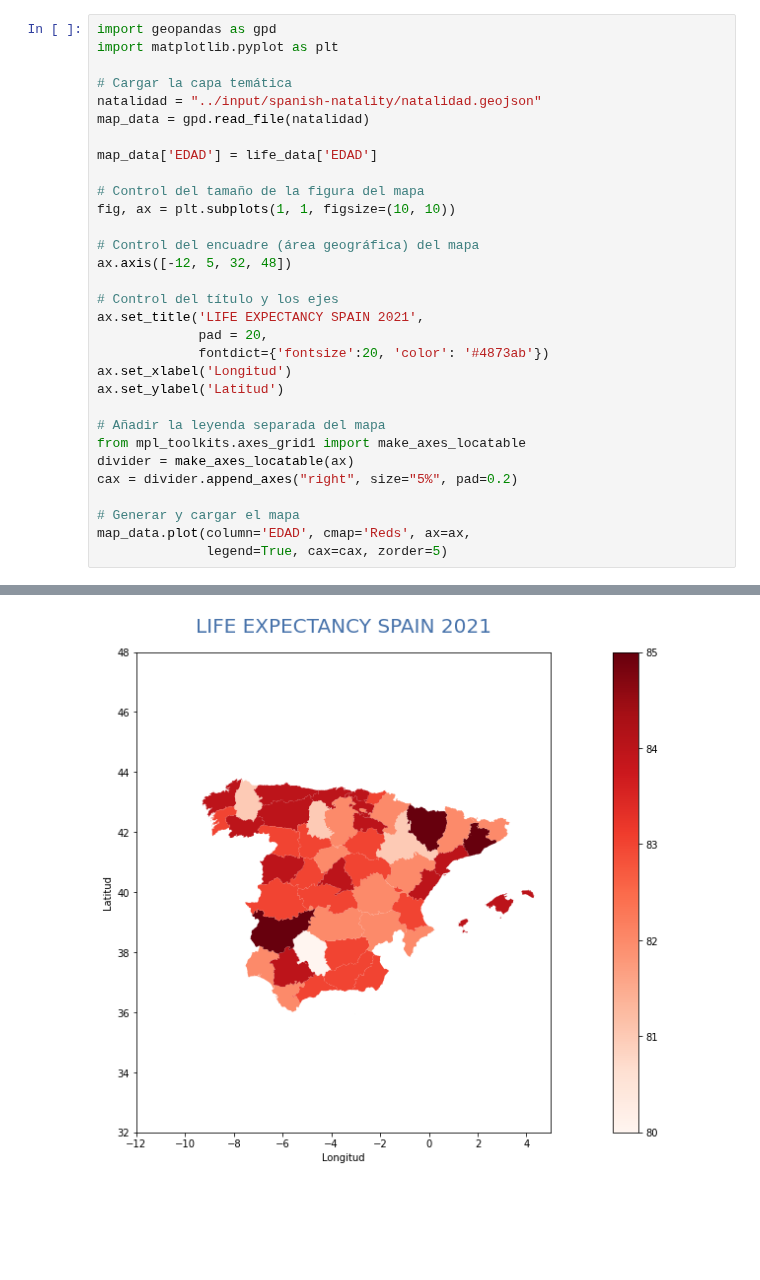
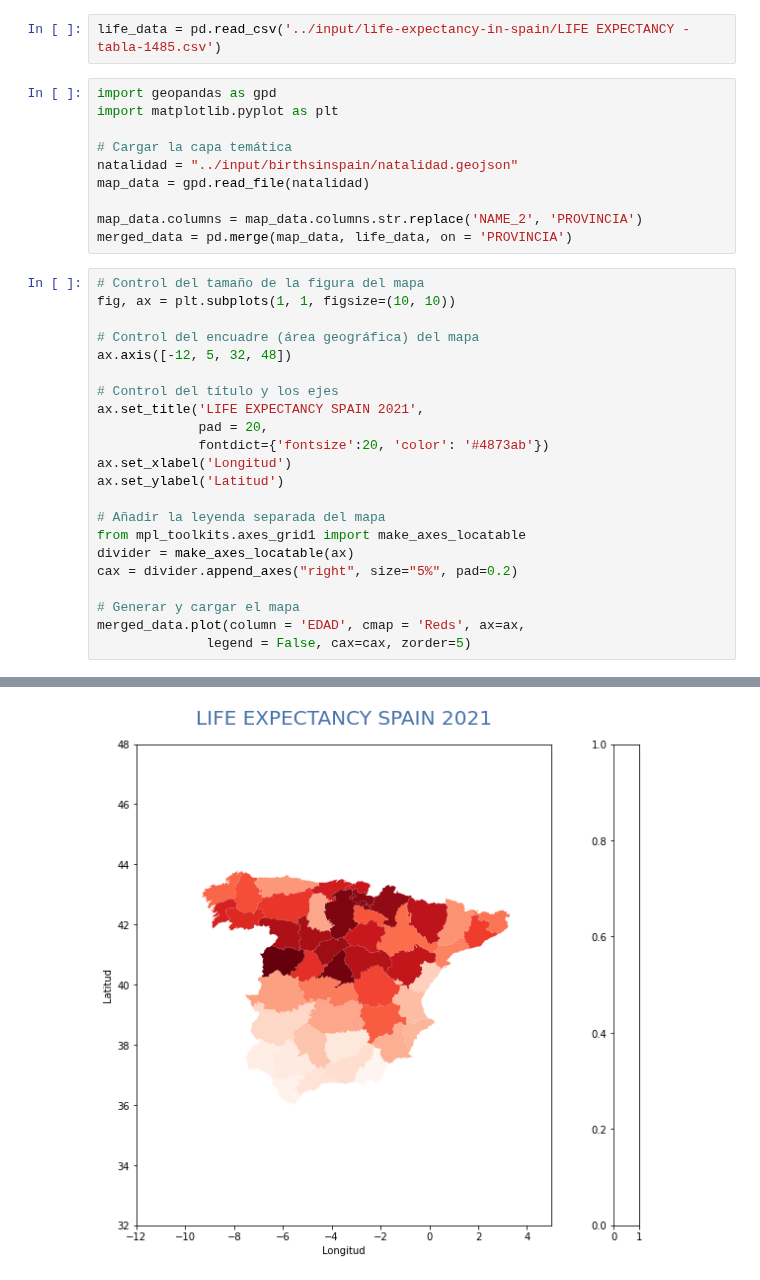
Before and after one commit to salasm/projects, a Jupyter notebook: life-expectancy-spain.ipynb, the cells around one changed output, grey strips where cells are left out. Drawn from its saved outputs; the diff is of its cells as text; blank space fills up the shorter version.

Commit message:
Kaggle Notebook | Life expectancy Spain | Version 3

```diff
--- a/life-expectancy-spain.ipynb
+++ b/life-expectancy-spain.ipynb
@@ -41,34 +22,37 @@ See the caveats in the documentation: https://pandas.pydata.org/pandas-docs/stab
+# %%
+life_data = pd.read_csv('../input/life-expectancy-in-spain/LIFE EXPECTANCY - tabla-1485.csv')
+# %%
+import geopandas as gpd
+import matplotlib.pyplot as plt
+
+# Cargar la capa temática
+natalidad = "../input/birthsinspain/natalidad.geojson"
+map_data = gpd.read_file(natalidad)
+
+map_data.columns = map_data.columns.str.replace('NAME_2', 'PROVINCIA')
+merged_data = pd.merge(map_data, life_data, on = 'PROVINCIA')
 # %%
-import geopandas as gpd
-import matplotlib.pyplot as plt
-
-# Cargar la capa temática
-natalidad = "../input/spanish-natality/natalidad.geojson"
-map_data = gpd.read_file(natalidad)
-
-map_data['EDAD'] = life_data['EDAD']
-
 # Control del tamaño de la figura del mapa
 fig, ax = plt.subplots(1, 1, figsize=(10, 10))
 
 # Control del encuadre (área geográfica) del mapa
 ax.axis([-12, 5, 32, 48])
 
 # Control del título y los ejes
 ax.set_title('LIFE EXPECTANCY SPAIN 2021',
              pad = 20,
              fontdict={'fontsize':20, 'color': '#4873ab'})
 ax.set_xlabel('Longitud')
 ax.set_ylabel('Latitud')
 
 # Añadir la leyenda separada del mapa
 from mpl_toolkits.axes_grid1 import make_axes_locatable
 divider = make_axes_locatable(ax)
 cax = divider.append_axes("right", size="5%", pad=0.2)
 
 # Generar y cargar el mapa
-map_data.plot(column='EDAD', cmap='Reds', ax=ax,
-              legend=True, cax=cax, zorder=5)
+merged_data.plot(column = 'EDAD', cmap = 'Reds', ax=ax,
+              legend = False, cax=cax, zorder=5)
 # %% [output]
 <AxesSubplot:title={'center':'LIFE EXPECTANCY SPAIN 2021'}, xlabel='Longitud', ylabel='Latitud'>
-[figure, old version]
+[figure, new version]
```
Also changed, not shown: parts of 3 cells of this notebook.
